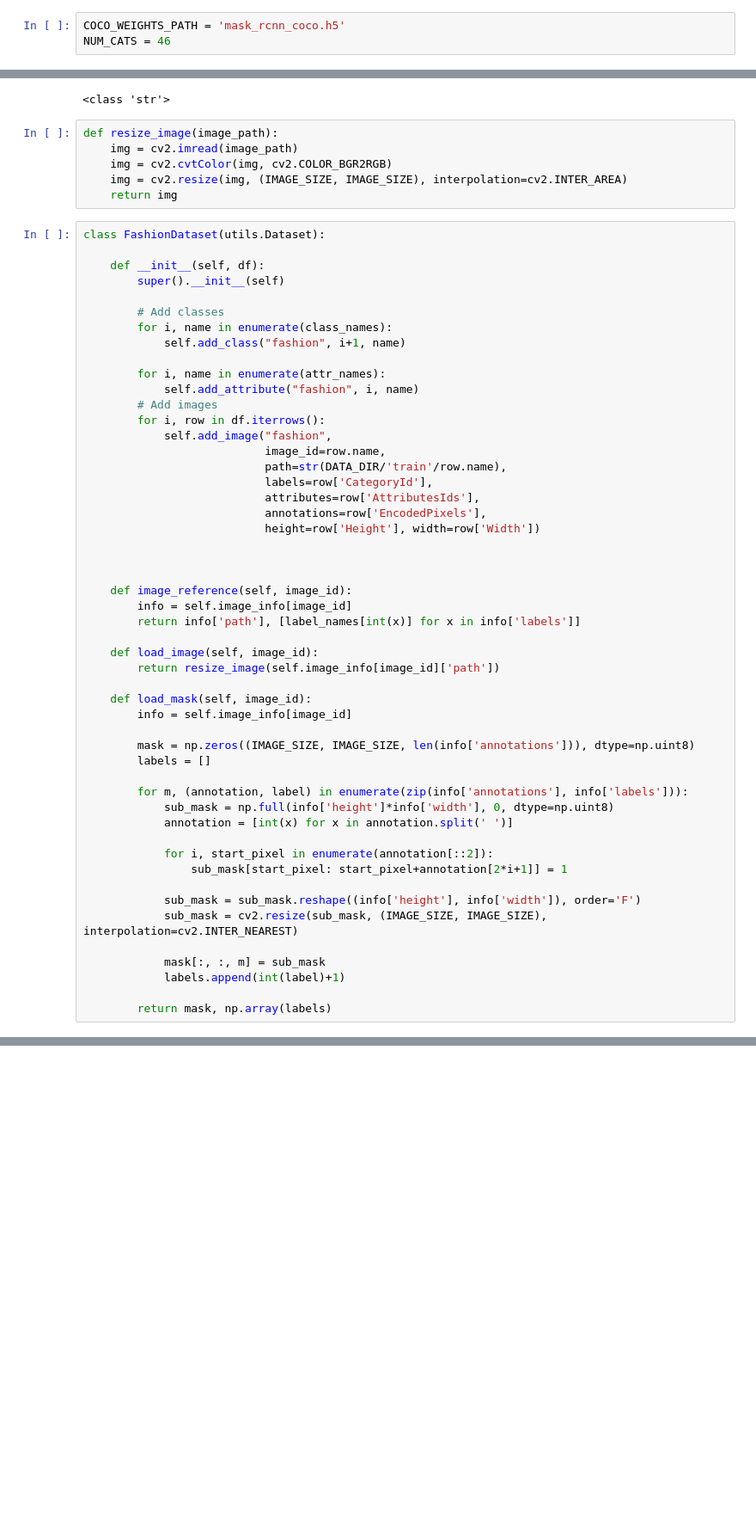
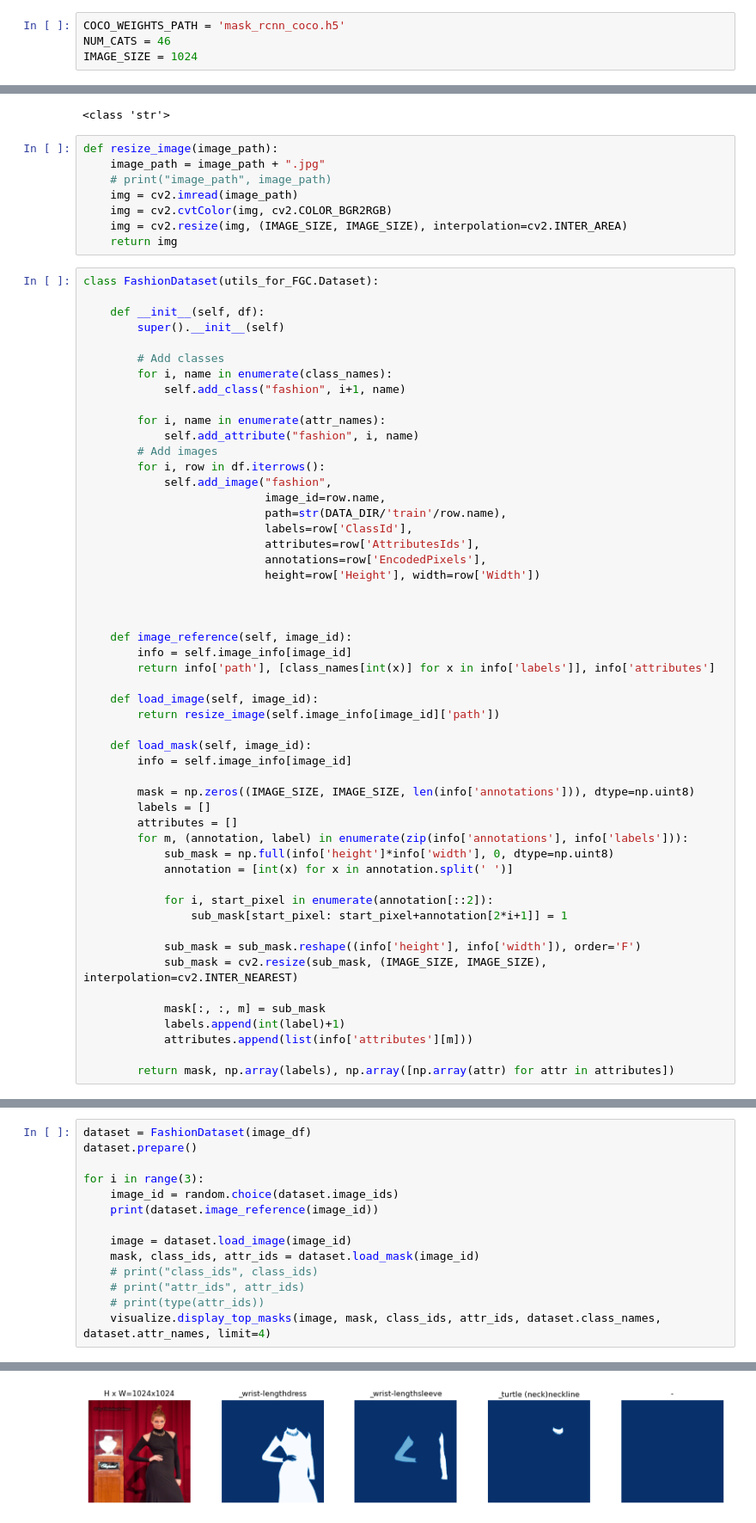
Before and after one commit to chan4899/Mask_RCNN, a Jupyter notebook: samples/fashion_FGC/fashion.ipynb, the cells around one changed output, grey strips where cells are left out. Shown at 86% size. Saved outputs shown, nothing was run; the diff lists cells and outputs as text; blank space fills up the shorter version.

Commit message:
updated visualize.py for better visualization with attibute names

```diff
--- a/samples/fashion_FGC/fashion.ipynb
+++ b/samples/fashion_FGC/fashion.ipynb
@@ -31,6 +31,7 @@ Using TensorFlow backend.
 # %%
 COCO_WEIGHTS_PATH = 'mask_rcnn_coco.h5'
 NUM_CATS = 46
+IMAGE_SIZE = 1024
 # %%
 class FashionConfig(Config):
     NAME = "fashion"
@@ -127,12 +128,14 @@ print(type(c))
 <class 'str'>
 # %%
 def resize_image(image_path):
+    image_path = image_path + ".jpg"
+    # print("image_path", image_path)
     img = cv2.imread(image_path)
     img = cv2.cvtColor(img, cv2.COLOR_BGR2RGB)
     img = cv2.resize(img, (IMAGE_SIZE, IMAGE_SIZE), interpolation=cv2.INTER_AREA)
     return img
 # %%
-class FashionDataset(utils.Dataset):
+class FashionDataset(utils_for_FGC.Dataset):
 
     def __init__(self, df):
         super().__init__(self)
@@ -148,7 +151,7 @@ class FashionDataset(utils.Dataset):
             self.add_image("fashion",
                            image_id=row.name,
                            path=str(DATA_DIR/'train'/row.name),
-                           labels=row['CategoryId'],
+                           labels=row['ClassId'],
                            attributes=row['AttributesIds'],
                            annotations=row['EncodedPixels'],
                            height=row['Height'], width=row['Width'])
@@ -157,7 +160,7 @@ class FashionDataset(utils.Dataset):
 
     def image_reference(self, image_id):
         info = self.image_info[image_id]
-        return info['path'], [label_names[int(x)] for x in info['labels']]
+        return info['path'], [class_names[int(x)] for x in info['labels']], info['attributes']
 
     def load_image(self, image_id):
         return resize_image(self.image_info[image_id]['path'])
@@ -167,7 +170,7 @@ class FashionDataset(utils.Dataset):
 
         mask = np.zeros((IMAGE_SIZE, IMAGE_SIZE, len(info['annotations'])), dtype=np.uint8)
         labels = []
-
+        attributes = []
         for m, (annotation, label) in enumerate(zip(info['annotations'], info['labels'])):
             sub_mask = np.full(info['height']*info['width'], 0, dtype=np.uint8)
             annotation = [int(x) for x in annotation.split(' ')]
@@ -180,5 +183,6 @@ class FashionDataset(utils.Dataset):
 
             mask[:, :, m] = sub_mask
             labels.append(int(label)+1)
+            attributes.append(list(info['attributes'][m]))
 
-        return mask, np.array(labels)
+        return mask, np.array(labels), np.array([np.array(attr) for attr in attributes])
@@ -184,0 +191,15 @@ class FashionDataset(utils.Dataset):
+# %%
+dataset = FashionDataset(image_df)
+dataset.prepare()
+
+for i in range(3):
+    image_id = random.choice(dataset.image_ids)
+    print(dataset.image_reference(image_id))
+
+    image = dataset.load_image(image_id)
+    mask, class_ids, attr_ids = dataset.load_mask(image_id)
+    # print("class_ids", class_ids)
+    # print("attr_ids", attr_ids)
+    # print(type(attr_ids))
+    visualize.display_top_masks(image, mask, class_ids, attr_ids, dataset.class_names, dataset.attr_names, limit=4)
+# %% [output]
@@ -184,0 +212 @@ class FashionDataset(utils.Dataset):
+[figure, added]
```
Also changed, not shown: parts of 4 cells of this notebook, 40 other files.
